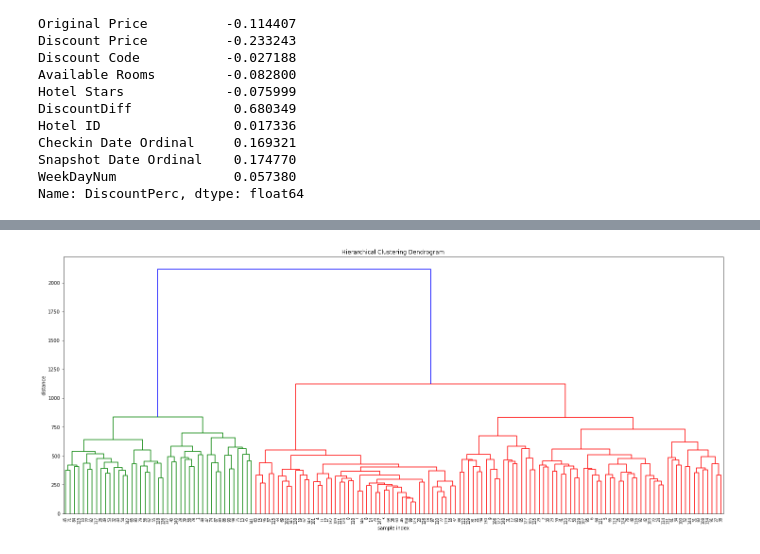
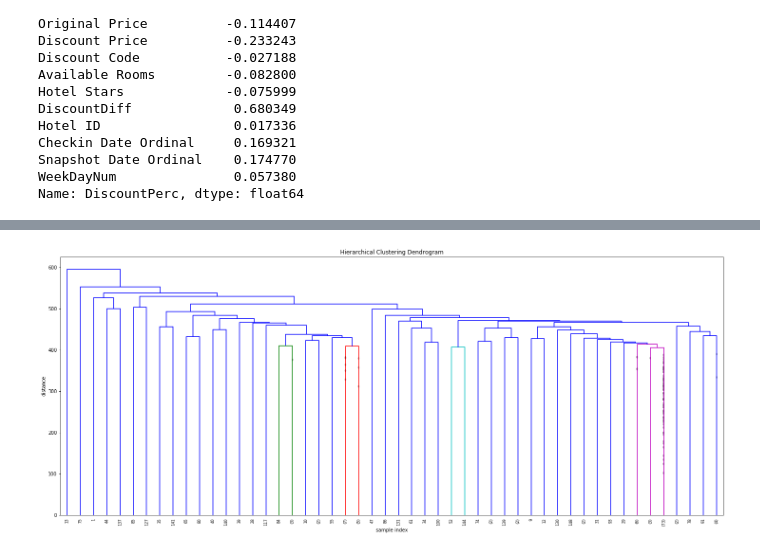
Before and after one commit to ItayGabbay/HotelsDataResearch, a Jupyter notebook: FinalProject.ipynb, the cells around one changed output, grey strips where cells are left out. Cells and saved outputs as stored; diff of their text form; code cells hidden in the pictures.

```diff
--- a/FinalProject.ipynb
+++ b/FinalProject.ipynb
@@ -210,0 +309,21 @@ pivot.to_csv("./input/datatocluster.csv", encoding = "utf8")
+# %%
+from scipy.cluster.hierarchy import cophenet
+from scipy.spatial.distance import pdist
+from scipy.cluster.hierarchy import dendrogram, linkage
+
+ward = linkage(pivot, 'ward')
+wardc, coph_dists = cophenet(ward, pdist(pivot))
+complete = linkage(pivot, 'complete')
+completec, coph_dists = cophenet(complete, pdist(pivot))
+single = linkage(pivot, 'single')
+singlec, coph_dists = cophenet(single, pdist(pivot))
+average = linkage(pivot, 'average')
+averagec, coph_dists = cophenet(average, pdist(pivot))
+weighted = linkage(pivot, 'weighted')
+weightedc, coph_dists = cophenet(weighted, pdist(pivot))
+
+print('Ward:' + str(wardc))
+print('Complete:' + str(completec))
+print('Single:' + str(singlec))
+print('Average:' + str(averagec))
+print('Weighted:' + str(weightedc))
@@ -211,22 +341,17 @@ pivot.to_csv("./input/datatocluster.csv", encoding = "utf8")
 # %%
-from scipy.cluster.hierarchy import dendrogram, linkage
-from matplotlib import pyplot as plt
-
-Z = linkage(pivot, 'ward')
-
 # calculate full dendrogram
 plt.figure(figsize=(25, 10))
 plt.title('Hierarchical Clustering Dendrogram')
 plt.xlabel('sample index')
 plt.ylabel('distance')
 dendrogram(
-    Z,
+    average,
     leaf_rotation=90.,  # rotates the x axis labels
     leaf_font_size=8.,  # font size for the x axis labels
     truncate_mode='lastp',  # show only the last p merged clusters
-    p=150,  # show only the last p merged clusters
+    p=50,  # show only the last p merged clusters
     show_contracted=True,  # to get a distribution impression in truncated branches
 )
 plt.show()
 # %% [output]
-[figure, old version]
+[figure, new version]
```
Also changed, not shown: parts of 24 cells of this notebook.
